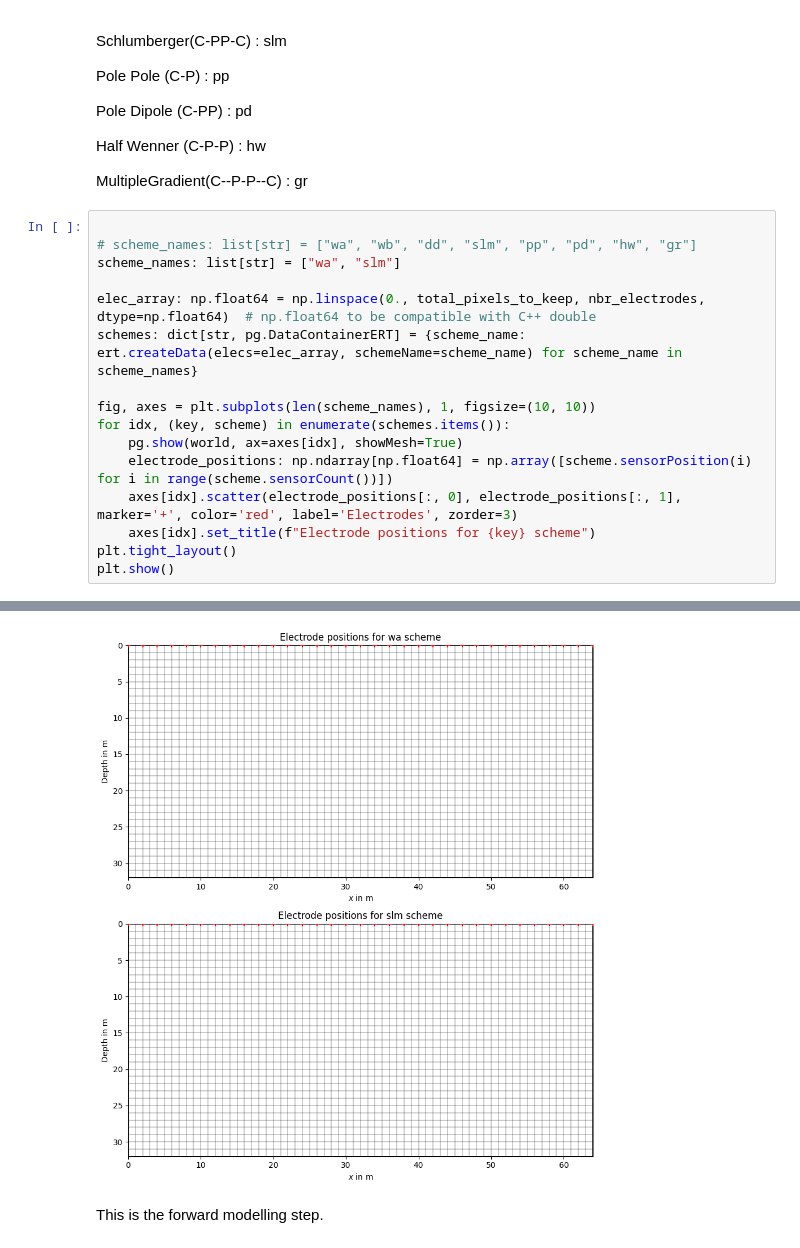
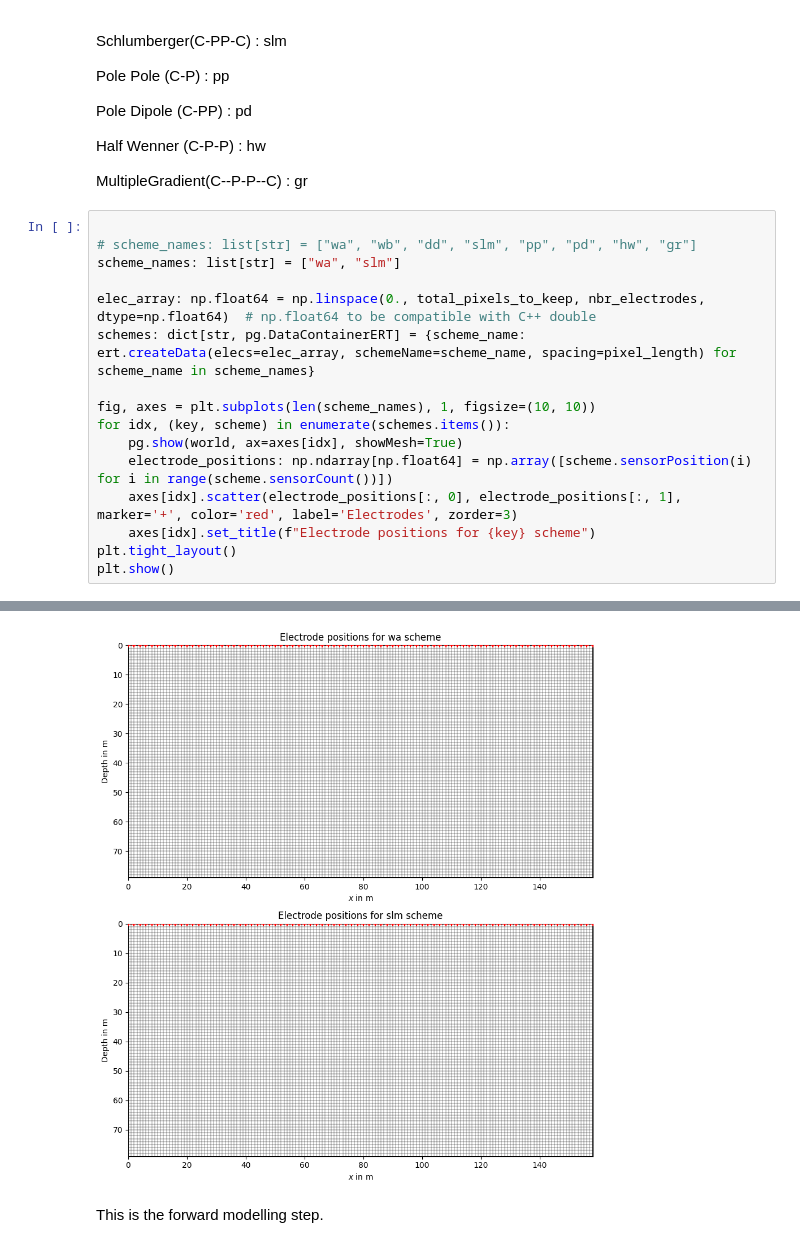
Before and after one commit to Jojobarbarr/invERT, a Jupyter notebook: invERT/data/assign_resistivity.ipynb, the cells around one changed output, grey strips where cells are left out. Drawn from its saved outputs; the diff is of its cells as text.

```diff
--- a/invERT/data/assign_resistivity.ipynb
+++ b/invERT/data/assign_resistivity.ipynb
@@ -189,7 +192,7 @@ MultipleGradient(C--P-P--C) :  gr
 scheme_names: list[str] = ["wa", "slm"]
 
 elec_array: np.float64 = np.linspace(0., total_pixels_to_keep, nbr_electrodes, dtype=np.float64)  # np.float64 to be compatible with C++ double
-schemes: dict[str, pg.DataContainerERT] = {scheme_name: ert.createData(elecs=elec_array, schemeName=scheme_name) for scheme_name in scheme_names}
+schemes: dict[str, pg.DataContainerERT] = {scheme_name: ert.createData(elecs=elec_array, schemeName=scheme_name, spacing=pixel_length) for scheme_name in scheme_names}
 
 fig, axes = plt.subplots(len(scheme_names), 1, figsize=(10, 10))
 for idx, (key, scheme) in enumerate(schemes.items()):
@@ -203,4 +210,4 @@ plt.show()
-[figure, old version]
+[figure, new version]
 # %% [markdown]
 This is the forward modelling step.
 # %%
```
Also changed, not shown: parts of 14 cells of this notebook, 2 other files.
